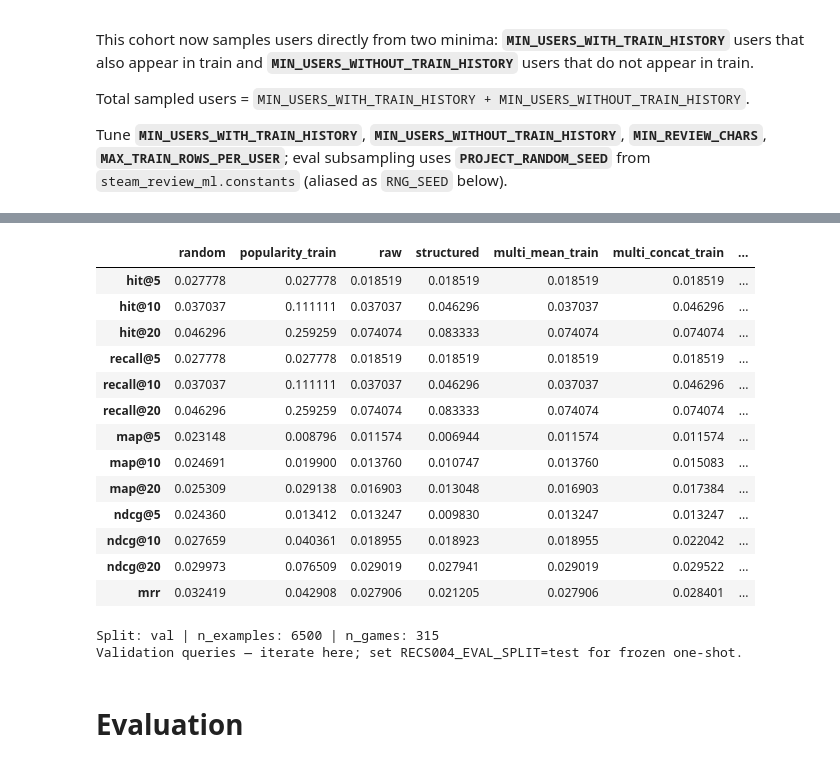
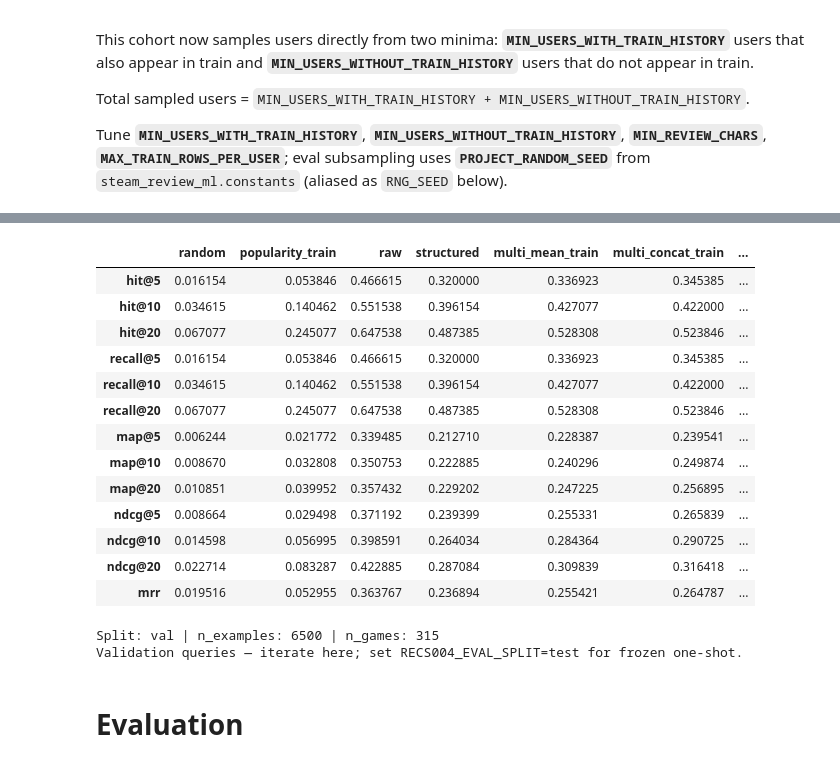
Before and after one commit to rreuther8/steam-review-ml, a Jupyter notebook: notebooks/models/query_embeddings/recs_004_eval_proxy_same_user.ipynb, the cells around one changed output, grey strips where cells are left out. Drawn from its saved outputs; the diff is of its cells as text; code cells hidden in the pictures.

```diff
--- a/notebooks/models/query_embeddings/recs_004_eval_proxy_same_user.ipynb
+++ b/notebooks/models/query_embeddings/recs_004_eval_proxy_same_user.ipynb
@@ -394,6 +401,7 @@ display(df_eval_records.head(10))
 ACTIVE_COHORT = "all"  # one of: all, val_pos_train, val_train, val_no_train
 MAX_EXAMPLES = 6500
 SUPPORT_APP_FILTER_MODE = "query_only"  # one of: query_only, strict
+LABEL_MODE = "task_b_single_holdout"  # one of: task_b_single_holdout, task_a_other_val_apps
 
 if ACTIVE_COHORT == "all":
     _eval_base = df_eval_records.copy()
@@ -431,7 +439,12 @@ for _, r in _eval_base.iterrows():
     q_ts = float(r["ts"])
 
     user_apps = val_pos_user_apps.get(uid, set())
-    positives = {a for a in user_apps if a != q_app}
+    if LABEL_MODE == "task_a_other_val_apps":
+        positives = {a for a in user_apps if a != q_app}
+    elif LABEL_MODE == "task_b_single_holdout":
+        positives = {q_app}
+    else:
+        raise ValueError(f"Unknown LABEL_MODE={LABEL_MODE!r}")
 
     if SUPPORT_APP_FILTER_MODE == "strict":
         blocklist = positives | {q_app}
@@ -465,10 +478,13 @@ for _, r in _eval_base.iterrows():
 
 n_eval = len(examples)
 n_pos = sum(1 for e in examples if e["n_pos"] > 0)
+n_pos_zero = n_eval - n_pos
+pct_evaluable = (100.0 * n_pos / n_eval) if n_eval else 0.0
 n_sup = sum(1 for e in examples if len(e["support_texts_train"]) > 0)
 print(
-    f"Section 3 examples ready: total={n_eval} | n_pos>0={n_pos} | "
-    f"support>0={n_sup} | cohort={ACTIVE_COHORT} | support_mode={SUPPORT_APP_FILTER_MODE}"
+    f"Section 3 examples ready: total={n_eval} | evaluable={n_pos} ({pct_evaluable:.1f}%) | "
+    f"n_pos==0={n_pos_zero} | support>0={n_sup} | label_mode={LABEL_MODE} | "
+    f"cohort={ACTIVE_COHORT} | support_mode={SUPPORT_APP_FILTER_MODE}"
 )
 # %% [output]
 |  | cohort | n_users |
@@ -608,7 +652,7 @@ def eval_loop_scores(score_fn) -> dict:
 
 
 def eval_random_baseline() -> dict:
-    """Random scores; query ``app_id`` masked."""
+    """Random scores; query app is masked only when Task A is active."""
     agg = (
         {f"hit@{k}": [] for k in KS}
         | {f"recall@{k}": [] for k in KS}
@@ -621,9 +665,10 @@ def eval_random_baseline() -> dict:
         if not pos:
             continue
         s = rng.random(n_games).astype(np.float32)
-        row = app_to_row.get(int(ex["query_app_id"]))
-        if row is not None:
-            s[row] = -np.inf
+        if should_mask_query_app():
+            row = app_to_row.get(int(ex["query_app_id"]))
+            if row is not None:
+                s[row] = -np.inf
         order = np.argsort(-s)
         for kk in KS:
             agg[f"hit@{kk}"].append(hit_rate_at_k(order, pos, kk))
@@ -635,7 +680,7 @@ def eval_random_baseline() -> dict:
 
 
 def eval_popularity_baseline() -> dict:
-    """Train popularity counts; query game masked."""
+    """Train popularity counts; query app is masked only when Task A is active."""
     agg = (
         {f"hit@{k}": [] for k in KS}
         | {f"recall@{k}": [] for k in KS}
@@ -648,9 +693,10 @@ def eval_popularity_baseline() -> dict:
         if not pos:
             continue
         s = pop_row.copy()
-        row = app_to_row.get(int(ex["query_app_id"]))
-        if row is not None:
-            s[row] = -np.inf
+        if should_mask_query_app():
+            row = app_to_row.get(int(ex["query_app_id"]))
+            if row is not None:
+                s[row] = -np.inf
         order = np.argsort(-s)
         for kk in KS:
             agg[f"hit@{kk}"].append(hit_rate_at_k(order, pos, kk))
@@ -659,6 +705,7 @@ def eval_popularity_baseline() -> dict:
             agg[f"ndcg@{kk}"].append(ndcg_at_k(order, pos, kk))
         agg["mrr"].append(mrr(order, pos))
     return agg
+
 
 
 def q_multi_mean_train(ex: dict) -> np.ndarray:
@@ -740,15 +787,15 @@ def centroids_cluster_max_train(ex: dict) -> np.ndarray:
     centers = km.cluster_centers_.astype(np.float32)
     return np.stack([l2_normalize(c) for c in centers], axis=0)
 
-
 def scores_cluster_max_train(ex: dict) -> np.ndarray:
     """Per-game score = max over cluster centroids of cosine similarity (multi-interest retrieval)."""
     C = centroids_cluster_max_train(ex)
     sims = X @ C.T
     s = np.max(sims, axis=1).astype(np.float32)
-    row = app_to_row.get(int(ex["query_app_id"]))
-    if row is not None:
-        s[row] = -np.inf
+    if should_mask_query_app():
+        row = app_to_row.get(int(ex["query_app_id"]))
+        if row is not None:
+            s[row] = -np.inf
     return s
 
 
@@ -759,46 +806,46 @@ agg_struct = eval_loop(q_structured)
 agg_m_tr = eval_loop(q_multi_mean_train)
 agg_m_cat_tr = eval_loop(q_multi_concat_train)
 agg_tw30 = eval_loop(lambda ex: q_tw_train_mean(ex, WINDOW_30D))
 agg_tw365 = eval_loop(lambda ex: q_tw_train_mean(ex, WINDOW_365D))
 agg_cluster_max = eval_loop_scores(scores_cluster_max_train)
 
 summary_ablation = pd.DataFrame(
     [
         summarize("random", agg_rand),
         summarize("popularity_train", agg_pop),
         summarize("raw", agg_raw),
         summarize("structured", agg_struct),
         summarize("multi_mean_train", agg_m_tr),
         summarize("multi_concat_train", agg_m_cat_tr),
         summarize("cluster_max_k3_train", agg_cluster_max),
         summarize("tw_train_mean_30d", agg_tw30),
         summarize("tw_train_mean_365d", agg_tw365),
     ]
 )
 display(summary_ablation.T)
 
 print("Split:", EVAL_SPLIT_NAME, "| n_examples:", len(examples), "| n_games:", n_games)
 if EVAL_SPLIT_NAME == "train":
     print("Note: queries are from TRAIN — train-profile vs val-label logic is weak. Prefer val or test.")
 elif EVAL_SPLIT_NAME == "val":
     print("Validation queries — iterate here; set RECS004_EVAL_SPLIT=test for frozen one-shot.")
 elif EVAL_SPLIT_NAME == "test":
     print("TEST holdout — document these numbers as final offline report for this method version.")
 # %% [output]
 |  | random | popularity_train | raw | structured | multi_mean_train | multi_concat_train | ... |
-| hit@5 | 0.027778 | 0.027778 | 0.018519 | 0.018519 | 0.018519 | 0.018519 | ... |
-| hit@10 | 0.037037 | 0.111111 | 0.037037 | 0.046296 | 0.037037 | 0.046296 | ... |
-| hit@20 | 0.046296 | 0.259259 | 0.074074 | 0.083333 | 0.074074 | 0.074074 | ... |
-| recall@5 | 0.027778 | 0.027778 | 0.018519 | 0.018519 | 0.018519 | 0.018519 | ... |
-| recall@10 | 0.037037 | 0.111111 | 0.037037 | 0.046296 | 0.037037 | 0.046296 | ... |
-| recall@20 | 0.046296 | 0.259259 | 0.074074 | 0.083333 | 0.074074 | 0.074074 | ... |
-| map@5 | 0.023148 | 0.008796 | 0.011574 | 0.006944 | 0.011574 | 0.011574 | ... |
-| map@10 | 0.024691 | 0.019900 | 0.013760 | 0.010747 | 0.013760 | 0.015083 | ... |
-| map@20 | 0.025309 | 0.029138 | 0.016903 | 0.013048 | 0.016903 | 0.017384 | ... |
-| ndcg@5 | 0.024360 | 0.013412 | 0.013247 | 0.009830 | 0.013247 | 0.013247 | ... |
-| ndcg@10 | 0.027659 | 0.040361 | 0.018955 | 0.018923 | 0.018955 | 0.022042 | ... |
-| ndcg@20 | 0.029973 | 0.076509 | 0.029019 | 0.027941 | 0.029019 | 0.029522 | ... |
-| mrr | 0.032419 | 0.042908 | 0.027906 | 0.021205 | 0.027906 | 0.028401 | ... |
+| hit@5 | 0.016154 | 0.053846 | 0.466615 | 0.320000 | 0.336923 | 0.345385 | ... |
+| hit@10 | 0.034615 | 0.140462 | 0.551538 | 0.396154 | 0.427077 | 0.422000 | ... |
+| hit@20 | 0.067077 | 0.245077 | 0.647538 | 0.487385 | 0.528308 | 0.523846 | ... |
+| recall@5 | 0.016154 | 0.053846 | 0.466615 | 0.320000 | 0.336923 | 0.345385 | ... |
+| recall@10 | 0.034615 | 0.140462 | 0.551538 | 0.396154 | 0.427077 | 0.422000 | ... |
+| recall@20 | 0.067077 | 0.245077 | 0.647538 | 0.487385 | 0.528308 | 0.523846 | ... |
+| map@5 | 0.006244 | 0.021772 | 0.339485 | 0.212710 | 0.228387 | 0.239541 | ... |
+| map@10 | 0.008670 | 0.032808 | 0.350753 | 0.222885 | 0.240296 | 0.249874 | ... |
+| map@20 | 0.010851 | 0.039952 | 0.357432 | 0.229202 | 0.247225 | 0.256895 | ... |
+| ndcg@5 | 0.008664 | 0.029498 | 0.371192 | 0.239399 | 0.255331 | 0.265839 | ... |
+| ndcg@10 | 0.014598 | 0.056995 | 0.398591 | 0.264034 | 0.284364 | 0.290725 | ... |
+| ndcg@20 | 0.022714 | 0.083287 | 0.422885 | 0.287084 | 0.309839 | 0.316418 | ... |
+| mrr | 0.019516 | 0.052955 | 0.363767 | 0.236894 | 0.255421 | 0.264787 | ... |
 Split: val | n_examples: 6500 | n_games: 315
 Validation queries — iterate here; set RECS004_EVAL_SPLIT=test for frozen one-shot.
 # %% [markdown]
```
Also changed, not shown: parts of 10 cells of this notebook, 1 other file.
